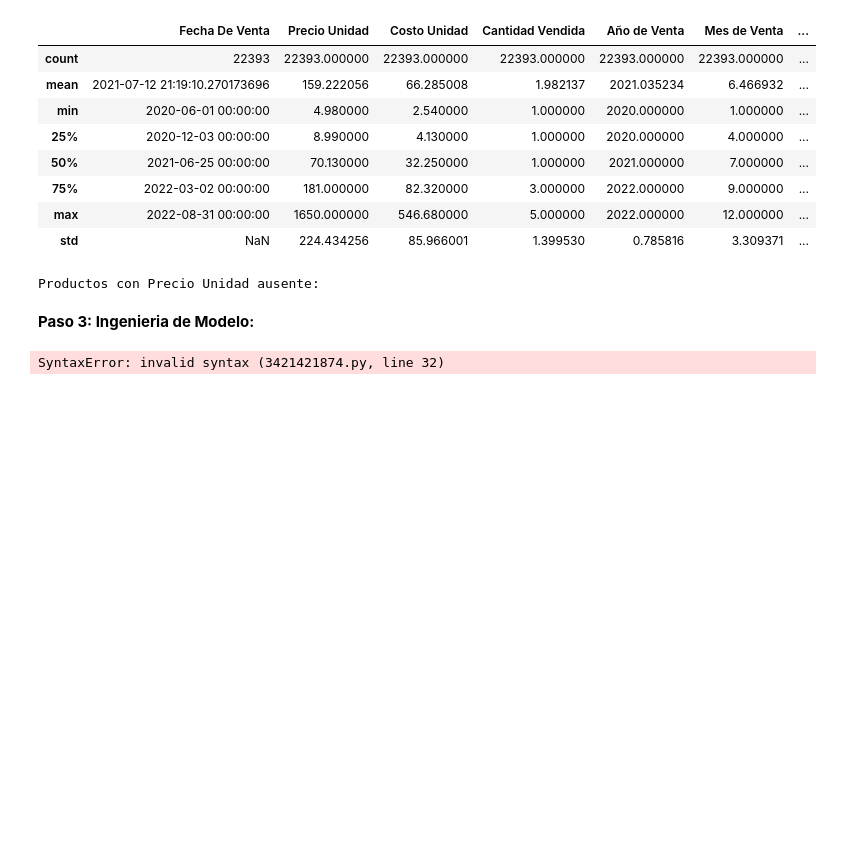
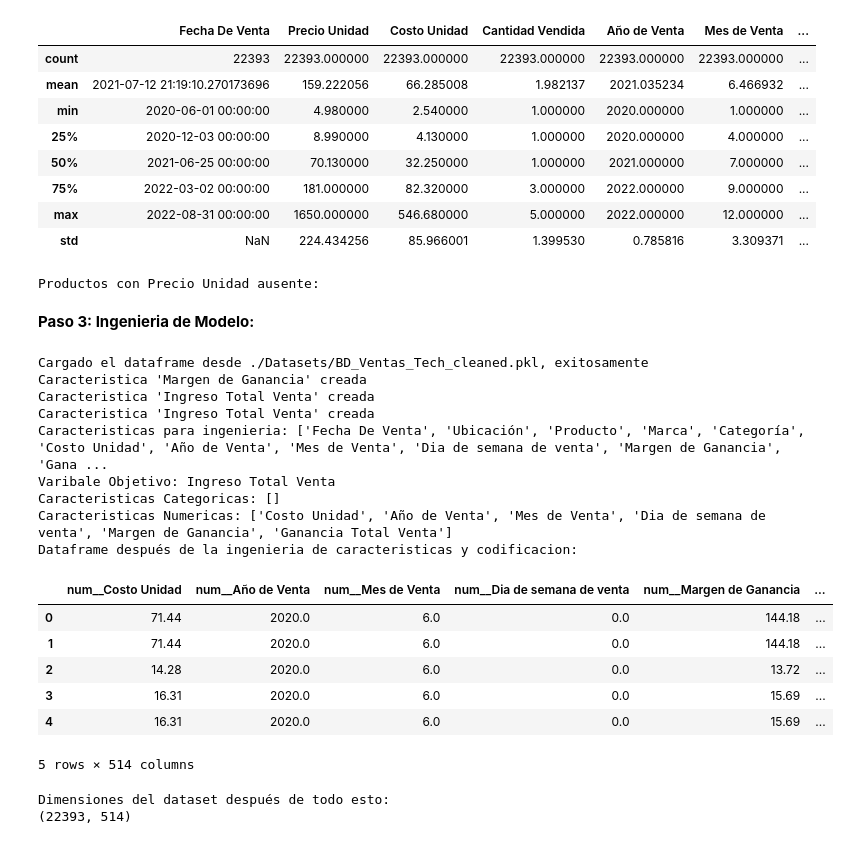
Before and after one commit to afra7547/TalentoTech2.0, a Jupyter notebook: Modelo Random Forest.ipynb, the cells around one changed output. Drawn from its saved outputs; the diff is of its cells as text; code cells hidden in the pictures; blank space fills up the shorter version.

```diff
--- a/Modelo Random Forest.ipynb
+++ b/Modelo Random Forest.ipynb
@@ -7,7 +7,7 @@
 import pandas as pd
 
 #Cargar el dataset:
-file_path = './datasets/BD_Ventas_Tech.xlsx'
+file_path = './Datasets/BD_Ventas_Tech.xlsx'
 df = pd.read_excel(file_path)
 display(df)
 # %% [output]
@@ -40,7 +40,7 @@ try:
     initial_rows = df.shape[0]
     df = df.dropna()
     row_dropped = initial_rows - df.shape[0]
-    print(f'Hemos Eliminado {row_dropped}filas con valores nulos')
+    print(f'Hemos Eliminado {row_dropped} filas con valores nulos')
 
     # 3. Casteamos adecuadamente el tipo de dato:
     df['Fecha De Venta'] = pd.to_datetime(df['Fecha De Venta'])
@@ -53,16 +53,16 @@ try:
     print(f'Caracteristicas de fecha(Año, Mes, Día de la semana), extraidas')
 
     # Impresiones:
-    print("Datafrae después de limpieza, primeras 5 filas:")
+    print("Dataframe después de limpieza, primeras 5 filas:")
     print(df.head().to_markdown(index = False, numalign ='left',stralign = 'left' ))
     print('Informacion del dataframe después de la limpieza')
     print(df.info())
-    print('Vaores Nulos después de la limpieza')
+    print('Valores Nulos después de la limpieza')
     print(df.isnull().sum().to_markdown(index = False, stralign ='left'))
 
     # Guardamos el dataset resultante:
-    df.t_pickle('./datasets/BD_Ventas_Tech_ccleanned.pkl')
-    print('Dataframe guardado en dataset "BD_Ventas_Tech_cleanedpkl"')
+    df.to_pickle('./Datasets/BD_Ventas_Tech_cleaned.pkl')
+    print('Dataframe guardado en dataset "BD_Ventas_Tech_cleaned.pkl"')
 
 
 except Exception as e:
@@ -186,7 +155,8 @@ from sklearn.model_selection import train_test_split
 import joblib
 import scipy.sparse
 # %%
-file_path ='./datasets/BD_Ventas_Tech_ccleanned.pkl'
+file_path ='./Datasets/BD_Ventas_Tech_cleaned.pkl'
+
 
 try:
     df = pd.read_pickle(file_path)
@@ -195,7 +165,7 @@ try:
     #1. Empezamos con la ingenieria de caracteristicas:
 
     df['Margen de Ganancia'] = df['Precio Unidad'] - df['Costo Unidad']
-    print(f"Caracteristica \Margen de Ganancia\creada")
+    print(f"Caracteristica \'Margen de Ganancia\' creada")
 
     #2. Ingenieria de caracteristicas: ingreso total de venta
 
@@ -204,7 +174,7 @@ try:
 
     #3. Ingenieria de caracteristicas: Ganancia total de venta
 
-    df['Ganancia Total Venta'] =df['Margen Ganancia'] * df['Cantidad Vendida']
+    df['Ganancia Total Venta'] =df['Margen de Ganancia'] * df['Cantidad Vendida']
     print(f"Caracteristica \'Ingreso Total Venta\' creada")
 
     #4. Seleccion de la variable objetivo:
@@ -215,18 +185,18 @@ try:
 
     # Caracteristicas a descartar:
 
-    features_to_exclude = ['Fecha de Venta','Nombre Cliente',tarjet_variable,'Precio Unidad','Cantidad Vendida']
+    features_to_exclude = ['Fecha de Venta','Nombre Cliente',target_variable,'Precio Unidad','Cantidad Vendida']
 
-    features = [col for col in df.columns if not in features_to_exclude]
+    features = [col for col in df.columns if col not in features_to_exclude]
     print(f'Caracteristicas para ingenieria: {features}')
 
     # Identificar caracteristicas categoricas y numericas:
 
-    categorical_features = df[features].selectdtypes(include = ['object']).columns
+    categorical_features = df[features].select_dtypes(include = ['object']).columns
     numerical_features = df[features].select_dtypes(include = ['int64','float64','int32']).columns
 
     #Imprimamos el resultado:
-    print(f"Varibale Objetivo: {target_Variable}")
+    print(f"Varibale Objetivo: {target_variable}")
     print(f"Caracteristicas Categoricas: {list()}")
     print(f"Caracteristicas Numericas: {list(numerical_features)}")
 
@@ -234,38 +204,55 @@ try:
     preprocessor = ColumnTransformer(
         transformers = [
             ("num","passthrough",numerical_features),
-            ("cat",OneHotEncoder(handle_unknow="ignore"),categorical_features)
+            ("cat",OneHotEncoder(handle_unknown="ignore"),categorical_features)
         ]
     )
 
     #Aplicar Transformaciones:
 
     x = df[features]
     y = [target_variable]
 
     x_processed = preprocessor.fit_transform(x)
 
     # Convertir en un arreglo denso si es una matriz dispersa:
 
     if scipy.sparse.issparse(x_processed):
         x_processed = x_processed.toarray()
 
     # Obtenemos los nombres de las nuevas colummnas despues del preprocesamiento:
-    all_features_names = preprocessor.get_features_names_out()
+    all_features_names = preprocessor.get_feature_names_out()
 
-    x _processed_dataframe = pd.Dataframe(x_processed,columns = all_features_names, index = df.index)
+    x_processed_dataframe = pd.DataFrame(x_processed,columns = all_features_names, index = df.index)
 
-    print(f"Dataframe después de la ingenieria de caracteristicas y codificacion":)
+    print(f"Dataframe después de la ingenieria de caracteristicas y codificacion:")
     display(x_processed_dataframe.head())
-    print(f"Dimensions del dataset después de todo esto: ")
-    print(x_processed_dataframe.shape())
+    print(f"Dimensiones del dataset después de todo esto: ")
+    print(x_processed_dataframe.shape)
 
     # Guardar el modelo generado
 
     joblib.dump(preprocessor,"./Modelo/model.pkl")
-    x_processed_dataframe_df.to_pickle('./datasets/x_processed_dataframe_df.pkl')
+    x_processed_dataframe.to_pickle('./datasets/x_processed_dataframe_df.pkl')
 
 except Exception as e:
     print(f'error presentado al guardar el modelo {e}')
 # %% [output]
-SyntaxError: invalid syntax (3421421874.py, line 32)
+Cargado el dataframe desde ./Datasets/BD_Ventas_Tech_cleaned.pkl, exitosamente
+Caracteristica 'Margen de Ganancia' creada
+Caracteristica 'Ingreso Total Venta' creada
+Caracteristica 'Ingreso Total Venta' creada
+Caracteristicas para ingenieria: ['Fecha De Venta', 'Ubicación', 'Producto', 'Marca', 'Categoría', 'Costo Unidad', 'Año de Venta', 'Mes de Venta', 'Dia de semana de venta', 'Margen de Ganancia', 'Gana ...
+Varibale Objetivo: Ingreso Total Venta
+Caracteristicas Categoricas: []
+Caracteristicas Numericas: ['Costo Unidad', 'Año de Venta', 'Mes de Venta', 'Dia de semana de venta', 'Margen de Ganancia', 'Ganancia Total Venta']
+Dataframe después de la ingenieria de caracteristicas y codificacion:
+|  | num__Costo Unidad | num__Año de Venta | num__Mes de Venta | num__Dia de semana de venta | num__Margen de Ganancia | ... |
+| 0 | 71.44 | 2020.0 | 6.0 | 0.0 | 144.18 | ... |
+| 1 | 71.44 | 2020.0 | 6.0 | 0.0 | 144.18 | ... |
+| 2 | 14.28 | 2020.0 | 6.0 | 0.0 | 13.72 | ... |
+| 3 | 16.31 | 2020.0 | 6.0 | 0.0 | 15.69 | ... |
+| 4 | 16.31 | 2020.0 | 6.0 | 0.0 | 15.69 | ... |
+5 rows × 514 columns
+Dimensiones del dataset después de todo esto:
+(22393, 514)
```
Also changed, not shown: parts of 2 cells of this notebook.
